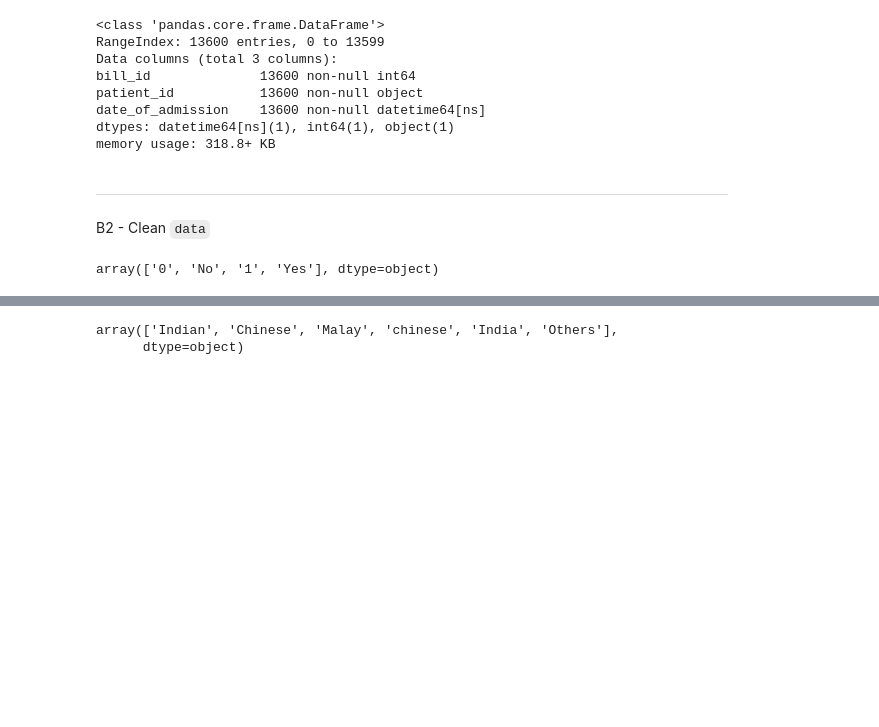
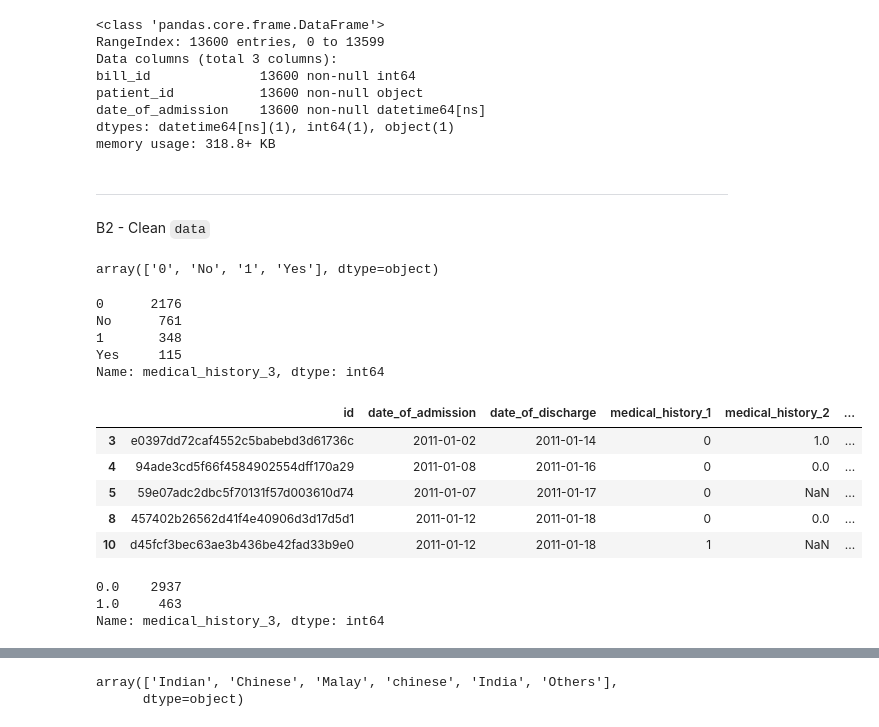
Before and after one commit to hafsalaeeque/cost-in-healthcare-DS-proj, a Jupyter notebook: Analysis for healthcare.ipynb, the cells around one changed output, grey strips where cells are left out. Cells and saved outputs as stored; diff of their text form; code cells hidden in the pictures; blank space fills up the shorter version.

Commit message:
all cleaned data

```diff
--- a/Analysis for healthcare.ipynb
+++ b/Analysis for healthcare.ipynb
@@ -238,7 +238,28 @@ memory usage: 318.8+ KB
 
 ---
 B2 - Clean `data`
+# %%
+data['date_of_admission'] = pd.to_datetime(data.date_of_admission)
+# %%
+data['date_of_discharge'] = pd.to_datetime(data.date_of_discharge)
 # %%
 data.medical_history_3.unique()
 # %% [output]
 array(['0', 'No', '1', 'Yes'], dtype=object)
+# %%
+data.medical_history_3.value_counts()
+# %% [output]
+0      2176
+No      761
+1       348
+Yes     115
+Name: medical_history_3, dtype: int64
+# %%
+data[data['medical_history_3'] == 'No'].head()
+# %% [output]
+|  | id | date_of_admission | date_of_discharge | medical_history_1 | medical_history_2 | ... |
+| 3 | e0397dd72caf4552c5babebd3d61736c | 2011-01-02 | 2011-01-14 | 0 | 1.0 | ... |
+| 4 | 94ade3cd5f66f4584902554dff170a29 | 2011-01-08 | 2011-01-16 | 0 | 0.0 | ... |
+| 5 | 59e07adc2dbc5f70131f57d003610d74 | 2011-01-07 | 2011-01-17 | 0 | NaN | ... |
+| 8 | 457402b26562d41f4e40906d3d17d5d1 | 2011-01-12 | 2011-01-18 | 0 | 0.0 | ... |
+| 10 | d45fcf3bec63ae3b436be42fad33b9e0 | 2011-01-12 | 2011-01-18 | 1 | NaN | ... |
@@ -244,0 +268,6 @@ array(['0', 'No', '1', 'Yes'], dtype=object)
+# %%
+data.medical_history_3.value_counts()
+# %% [output]
+0.0    2937
+1.0     463
+Name: medical_history_3, dtype: int64
```
Also changed, not shown: parts of 14 cells of this notebook.
